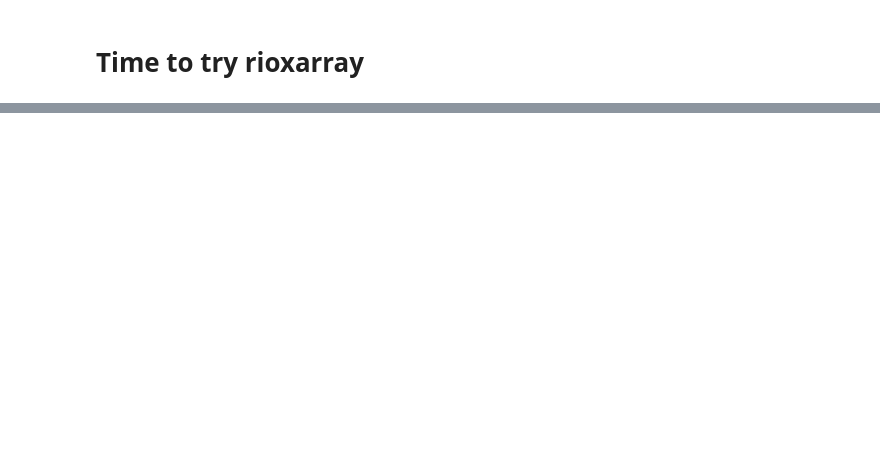
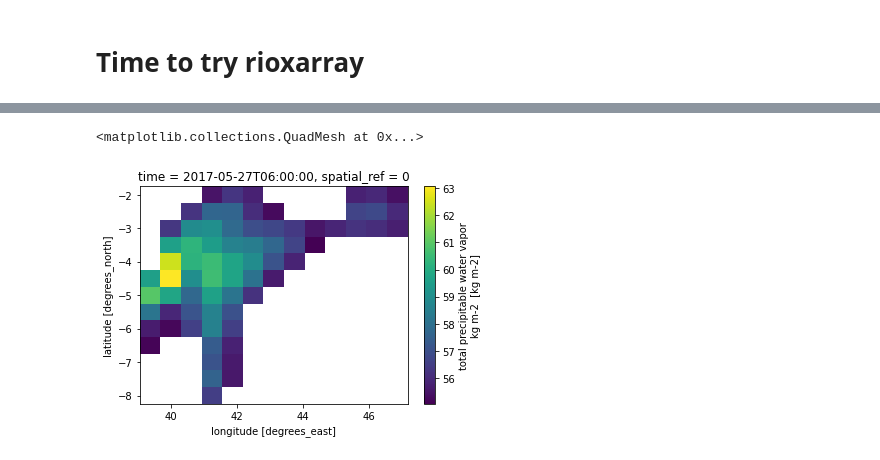
Before and after one commit to snigsam/VaporLakes, a Jupyter notebook: Distance_from_boundary.ipynb, the cells around one changed output, grey strips where cells are left out. Cells and saved outputs as stored; diff of their text form; code cells hidden in the pictures; blank space fills up the shorter version.

```diff
--- a/Distance_from_boundary.ipynb
+++ b/Distance_from_boundary.ipynb
@@ -106,8 +91,9 @@ gdf.iloc[ gdf_area.area.argmax() ].geometry
 # %% [markdown]
 # Learn about boundary, buffer, centroid
 # %%
-blob = gdf.iloc[ 50 ].geometry
-blob.boundary
+# 50th polygon is distinctive shape
+blob = gdf.iloc[ 50 ]
+blob.geometry.boundary
 # %% [output]
 <LINESTRING (41.25 -8.293, 41.804 -8, 41.875 -7.873, 42.005 -7.5, 42.008 -7,...>
 # %%
@@ -148,9 +117,16 @@ Name: geometry, Length: 244, dtype: geometry
 # %%
 # MERRA: get oneself authenticated first
-URL = 'dods://goldsmr4.gesdisc.eosdis.nasa.gov/dods/M2I1NXASM'
 #testURL = 'https://goldsmr5.gesdisc.eosdis.nasa.gov/dods/M2I3NPASM'
 #testURL = 'https://rda.ucar.edu/thredds/dodsC/files/g/ds084.1/2021/20210719/gfs.0p25.2021071900.f024.grib2'
-ds = xr.open_dataset(URL).sel(time=slice(case.firsttime,case.lasttime), lat=slice(-25,25), lon=slice(30,100))
-ds
+
+# 2D fields vertical integrals
+URL = 'dods://goldsmr4.gesdisc.eosdis.nasa.gov/dods/M2I1NXASM'
+ds = xr.open_dataset(URL, decode_coords='all').sel(time=slice(case.firsttime,case.lasttime), \
+                                                   lat=slice(-25,25),lon=slice(30,100))
+
+# Convert to rioxarray dataset, with x,y set to lon,lat and a standard CRS defined
+dsr = ds.rio.set_spatial_dims('lon','lat',inplace=True)
+dsr.rio.write_crs("epsg:4326", inplace=True)
+dsr
 # %% [output]
 <xarray.Dataset>
@@ -192,0 +153,11 @@ Type:      method
+# %%
+# Select the time of the blob
+dsrb = dsr.sel(time=blob.time).rio.set_spatial_dims('lon','lat',inplace=True)
+
+dsrblob = dsrb.rio.clip( [blob.geometry], crs=4326 ) #TypeError: 'Polygon' object is not iterable SO PUT IT IN BRACKETS []
+
+# All values above 55mm as expected!
+dsrblob.tqv.plot()
+# %% [output]
+<matplotlib.collections.QuadMesh at 0x...>
+[figure, added]
```
Also changed, not shown: parts of 18 cells of this notebook.
